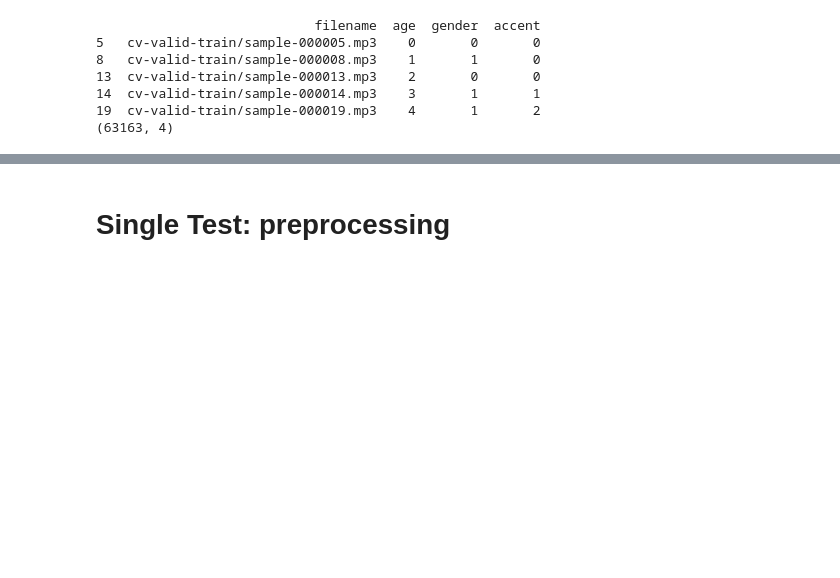
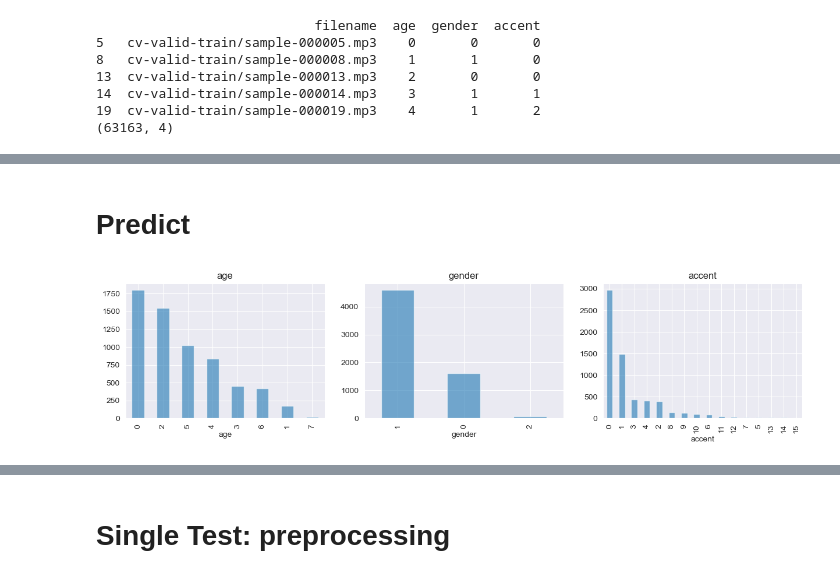
Before and after one commit to shenchris/un2015, a Jupyter notebook: un2015.ipynb, the cells around one changed output, grey strips where cells are left out. Cells and saved outputs as stored; diff of their text form; code cells hidden in the pictures; blank space fills up the shorter version.

Commit message:
predict

```diff
--- a/un2015.ipynb
+++ b/un2015.ipynb
@@ -121,4 +131,4 @@ magnitudes = fft(y=y_trim, sr=sr)
 for key in magnitudes.keys():
     new_features[key] = []
 # %%
-# df_sampled = df[:len(df) // 10]
+df = df[:len(df) // 10]
@@ -171,2 +178,5 @@ df
 # %%
 df.to_csv(output_csv, index=False)
+# %%
+df_features = pd.read_csv(output_csv)
+df_features.shape
@@ -172,0 +185,3 @@ df.to_csv(output_csv, index=False)
+# %%
+df_features.dropna(inplace=True)
+df_features.shape
@@ -172,0 +196,9 @@ df.to_csv(output_csv, index=False)
+# %% [markdown]
+# Predict
+# %%
+fig, axes = plt.subplots(1, 3, figsize=(15, 3))
+for i, c in enumerate(["age", "gender", "accent"]):
+    df_features[c].value_counts().plot.bar(title=c, ax=axes[i], alpha=0.6)
+plt.show();
+# %% [output]
+[figure, added]
```
Also changed, not shown: parts of 23 cells of this notebook.
